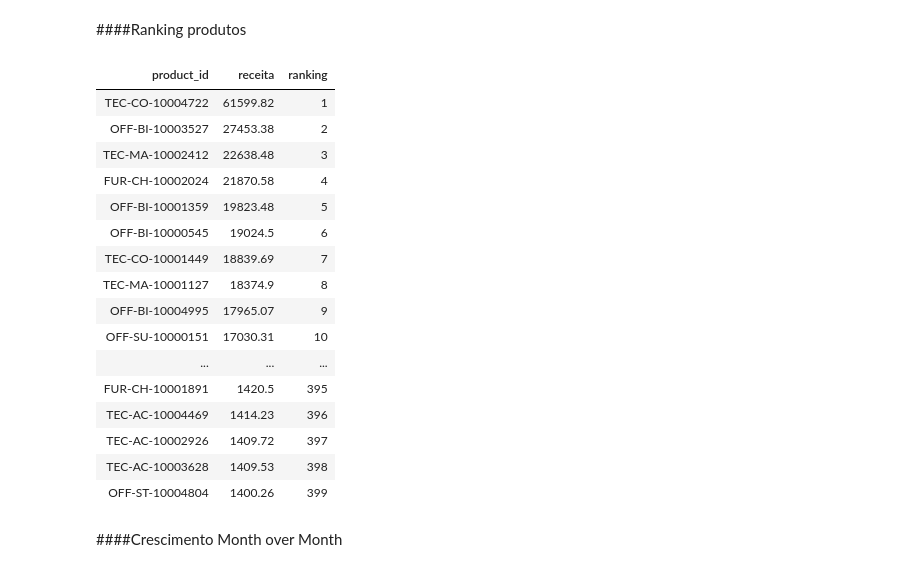
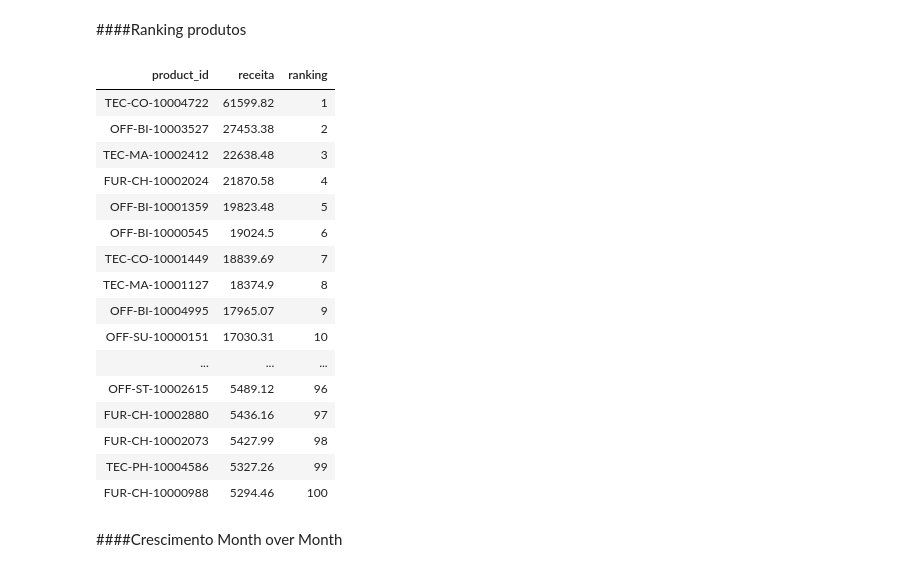
Before and after one commit to HudsonSanto/Data-Warehouse-de-Vendas-em-Spark, a Jupyter notebook: Data/Data Warehouse de Vendas.ipynb, the cells around one changed output. Cells and saved outputs as stored; diff of their text form; code cells hidden in the pictures.

```diff
--- a/Data/Data Warehouse de Vendas.ipynb
+++ b/Data/Data Warehouse de Vendas.ipynb
@@ -179,29 +179,30 @@ LIMIT 10
 # %%
 %sql
 SELECT
     product_id,
     ROUND(SUM(sales),2) as receita,
     RANK() OVER (ORDER BY SUM(sales) DESC) as ranking
 FROM fact_sales
 GROUP BY product_id
+LIMIT 100
 # %% [output]
 | product_id | receita | ranking |
 | TEC-CO-10004722 | 61599.82 | 1 |
 | OFF-BI-10003527 | 27453.38 | 2 |
 | TEC-MA-10002412 | 22638.48 | 3 |
 | FUR-CH-10002024 | 21870.58 | 4 |
 | OFF-BI-10001359 | 19823.48 | 5 |
 | OFF-BI-10000545 | 19024.5 | 6 |
 | TEC-CO-10001449 | 18839.69 | 7 |
 | TEC-MA-10001127 | 18374.9 | 8 |
 | OFF-BI-10004995 | 17965.07 | 9 |
 | OFF-SU-10000151 | 17030.31 | 10 |
 | ... | ... | ... |
-| FUR-CH-10001891 | 1420.5 | 395 |
-| TEC-AC-10004469 | 1414.23 | 396 |
-| TEC-AC-10002926 | 1409.72 | 397 |
-| TEC-AC-10003628 | 1409.53 | 398 |
-| OFF-ST-10004804 | 1400.26 | 399 |
+| OFF-ST-10002615 | 5489.12 | 96 |
+| FUR-CH-10002880 | 5436.16 | 97 |
+| FUR-CH-10002073 | 5427.99 | 98 |
+| TEC-PH-10004586 | 5327.26 | 99 |
+| FUR-CH-10000988 | 5294.46 | 100 |
 # %% [markdown]
 ####Crescimento Month over Month
 # %%
```
